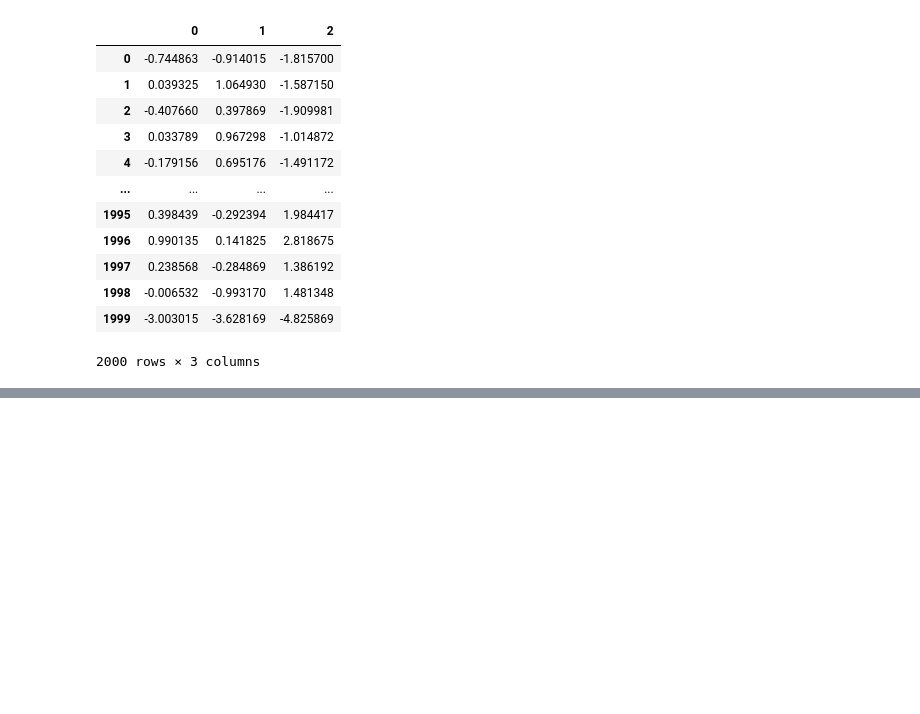
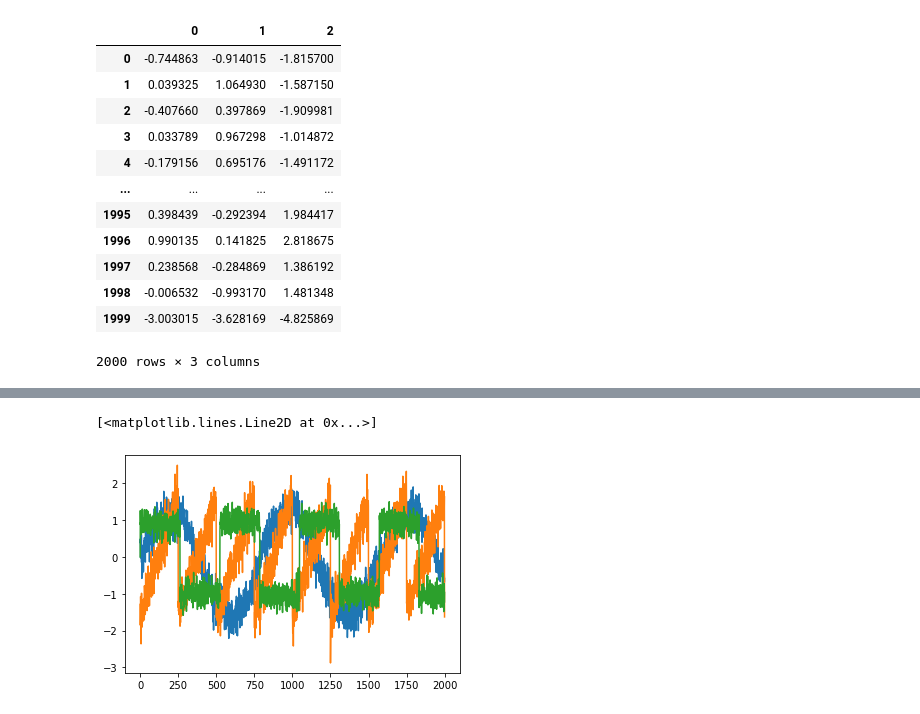
Before and after one commit to DD-Dwaipayan24/Independent-Component-Analysis, a Jupyter notebook: ICA_from_scratch.ipynb, the cells around one changed output, grey strips where cells are left out. Cells and saved outputs as stored; diff of their text form; code cells hidden in the pictures; blank space fills up the shorter version.

```diff
--- a/ICA_from_scratch.ipynb
+++ b/ICA_from_scratch.ipynb
@@ -180,0 +167,6 @@ AttributeError: 'tuple' object has no attribute 'T'
+# %%
+from sklearn.decomposition import FastICA
+X = signal_data_matrix(data)
+transformer = FastICA(n_components=3, random_state=0,whiten='unit-variance')
+X_transformed = transformer.fit_transform(np.array(X))
+X_transformed.shape
@@ -180,0 +185,10 @@ AttributeError: 'tuple' object has no attribute 'T'
+# %%
+x = np.array([float(i) for i in X_transformed[:,0]]).T
+y = np.array([float(i) for i in X_transformed[:,1]]).T
+z = np.array([float(i) for i in X_transformed[:,2]]).T
+graph.plot([i for i in range(len(x))],x)
+graph.plot([i for i in range(len(y))],y)
+graph.plot([i for i in range(len(z))],z)
+# %% [output]
+[<matplotlib.lines.Line2D at 0x...>]
+[figure, added]
```
Also changed, not shown: parts of 12 cells of this notebook.
